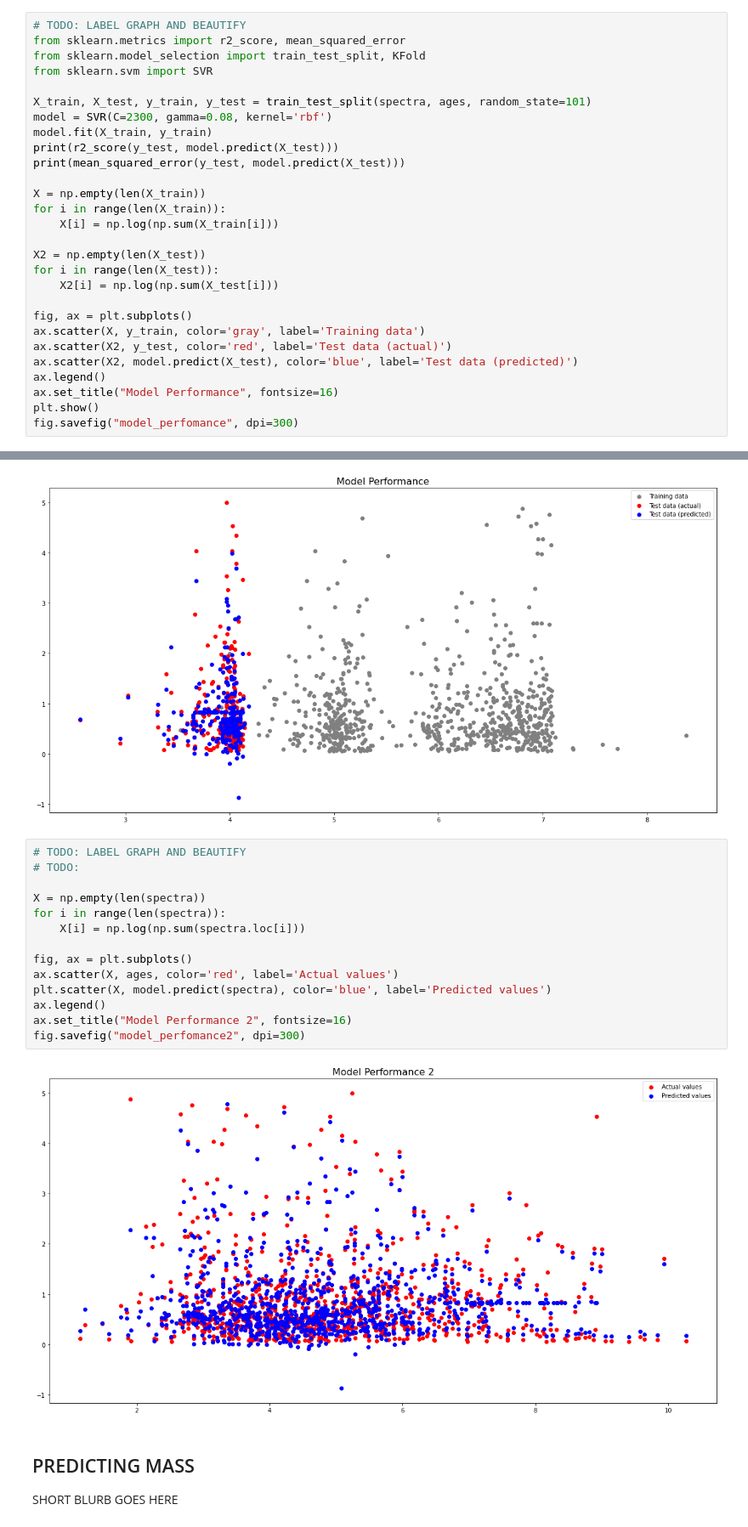
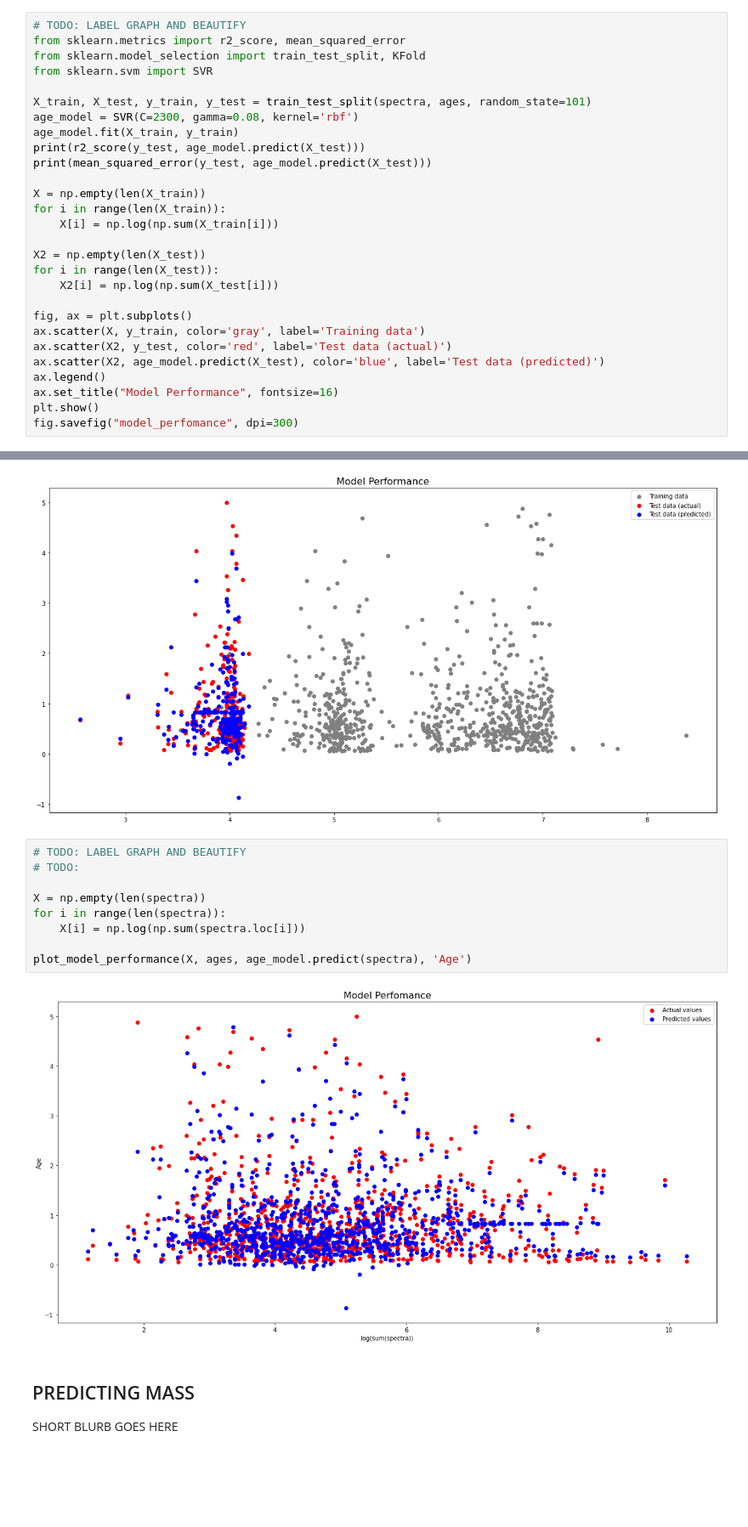
Before and after one commit to nathanaelg16/PHYS3600ID_Final_Project, a Jupyter notebook: Final Project.ipynb, the cells around one changed output, grey strips where cells are left out. Shown at 85% size. Saved outputs shown, nothing was run; the diff lists cells and outputs as text; blank space fills up the shorter version.

Commit message:
added general function for plotting model performance

```diff
--- a/Final Project.ipynb
+++ b/Final Project.ipynb
@@ -102,10 +132,10 @@ from sklearn.model_selection import train_test_split, KFold
 from sklearn.svm import SVR
 
 X_train, X_test, y_train, y_test = train_test_split(spectra, ages, random_state=101)
-model = SVR(C=2300, gamma=0.08, kernel='rbf')
-model.fit(X_train, y_train)
-print(r2_score(y_test, model.predict(X_test)))
-print(mean_squared_error(y_test, model.predict(X_test)))
+age_model = SVR(C=2300, gamma=0.08, kernel='rbf')
+age_model.fit(X_train, y_train)
+print(r2_score(y_test, age_model.predict(X_test)))
+print(mean_squared_error(y_test, age_model.predict(X_test)))
 
 X = np.empty(len(X_train))
 for i in range(len(X_train)):
@@ -118,7 +148,7 @@ for i in range(len(X_test)):
 fig, ax = plt.subplots()
 ax.scatter(X, y_train, color='gray', label='Training data')
 ax.scatter(X2, y_test, color='red', label='Test data (actual)')
-ax.scatter(X2, model.predict(X_test), color='blue', label='Test data (predicted)')
+ax.scatter(X2, age_model.predict(X_test), color='blue', label='Test data (predicted)')
 ax.legend()
 ax.set_title("Model Performance", fontsize=16)
 plt.show()
@@ -130,19 +160,14 @@ fig.savefig("model_perfomance", dpi=300)
 # %%
 # TODO: LABEL GRAPH AND BEAUTIFY
 # TODO:
 
 X = np.empty(len(spectra))
 for i in range(len(spectra)):
     X[i] = np.log(np.sum(spectra.loc[i]))
 
-fig, ax = plt.subplots()
-ax.scatter(X, ages, color='red', label='Actual values')
-plt.scatter(X, model.predict(spectra), color='blue', label='Predicted values')
-ax.legend()
-ax.set_title("Model Performance 2", fontsize=16)
-fig.savefig("model_perfomance2", dpi=300)
+plot_model_performance(X, ages, age_model.predict(spectra), 'Age')
 # %% [output]
-[figure, old version]
+[figure, new version]
 # %% [markdown]
 ## PREDICTING MASS
 
```
Also changed, not shown: parts of 11 cells of this notebook, 1 other file.
